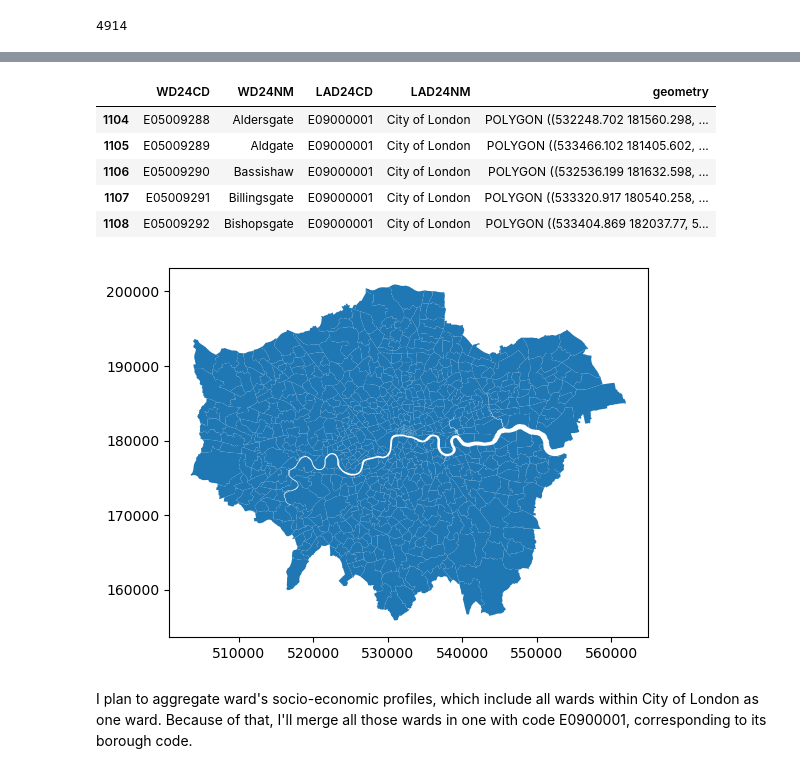
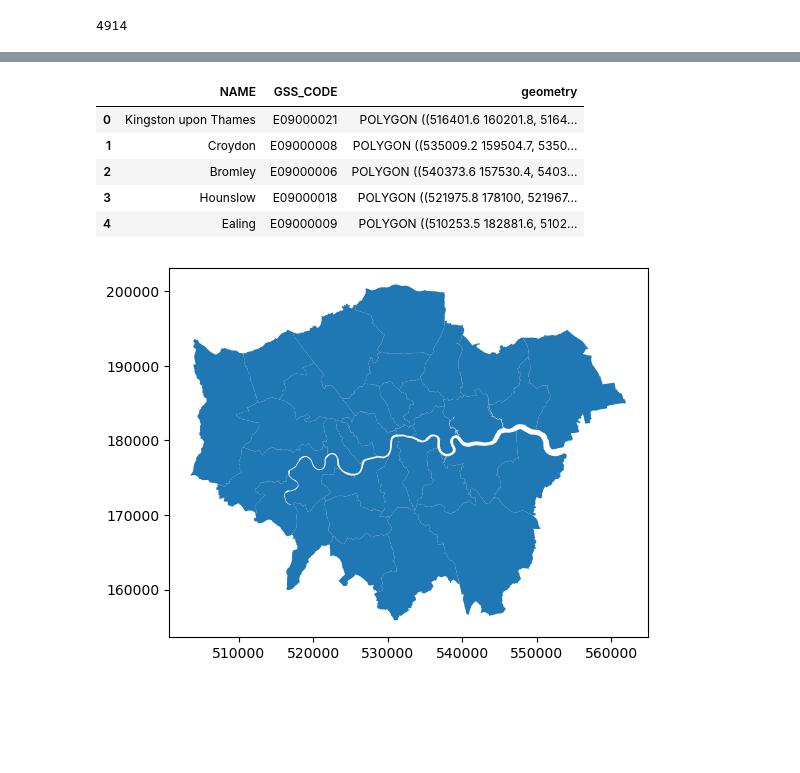
Before and after one commit to fiorellaguillen/CASA007-FINAL-ASSESSMENT, a Jupyter notebook: final_assignment.ipynb, the cells around one changed output, grey strips where cells are left out. Cells and saved outputs as stored; diff of their text form; code cells hidden in the pictures; blank space fills up the shorter version.

```diff
--- a/final_assignment.ipynb
+++ b/final_assignment.ipynb
@@ -49,21 +49,16 @@ fires.head(10)
 # %%
-columns=["WD24CD","WD24NM","LAD24CD","LAD24NM", "geometry"]
+columns=['NAME', 'GSS_CODE', 'geometry']
 
-#Load UK's wards boundaries
-wards = gpd.read_file("WD_DEC_24_UK_BFC.shp")[columns]
+#Load UK's borough boundaries
+boros = gpd.read_file("London_Borough_Excluding_MHW.shp")[columns]
 
-#Filter only wards corresponding to London
-london_wards=wards[wards['LAD24CD'].str.contains("E09", na=False)]
-
-london_wards.plot()
-london_wards.head()
+boros.plot()
+boros.head()
 # %% [output]
-|  | WD24CD | WD24NM | LAD24CD | LAD24NM | geometry |
-| 1104 | E05009288 | Aldersgate | E09000001 | City of London | POLYGON ((532248.702 181560.298, ... |
-| 1105 | E05009289 | Aldgate | E09000001 | City of London | POLYGON ((533466.102 181405.602, ... |
-| 1106 | E05009290 | Bassishaw | E09000001 | City of London | POLYGON ((532536.199 181632.598, ... |
-| 1107 | E05009291 | Billingsgate | E09000001 | City of London | POLYGON ((533320.917 180540.258, ... |
-| 1108 | E05009292 | Bishopsgate | E09000001 | City of London | POLYGON ((533404.869 182037.77, 5... |
+|  | NAME | GSS_CODE | geometry |
+| 0 | Kingston upon Thames | E09000021 | POLYGON ((516401.6 160201.8, 5164... |
+| 1 | Croydon | E09000008 | POLYGON ((535009.2 159504.7, 5350... |
+| 2 | Bromley | E09000006 | POLYGON ((540373.6 157530.4, 5403... |
+| 3 | Hounslow | E09000018 | POLYGON ((521975.8 178100, 521967... |
+| 4 | Ealing | E09000009 | POLYGON ((510253.5 182881.6, 5102... |
-[figure, old version]
+[figure, new version]
-# %% [markdown]
-I plan to aggregate ward's socio-economic profiles, which include all wards within City of London as one ward. Because of that, I'll merge all those wards in one with code E0900001, corresponding to its borough code.
```
Also changed, not shown: parts of 25 cells of this notebook.
